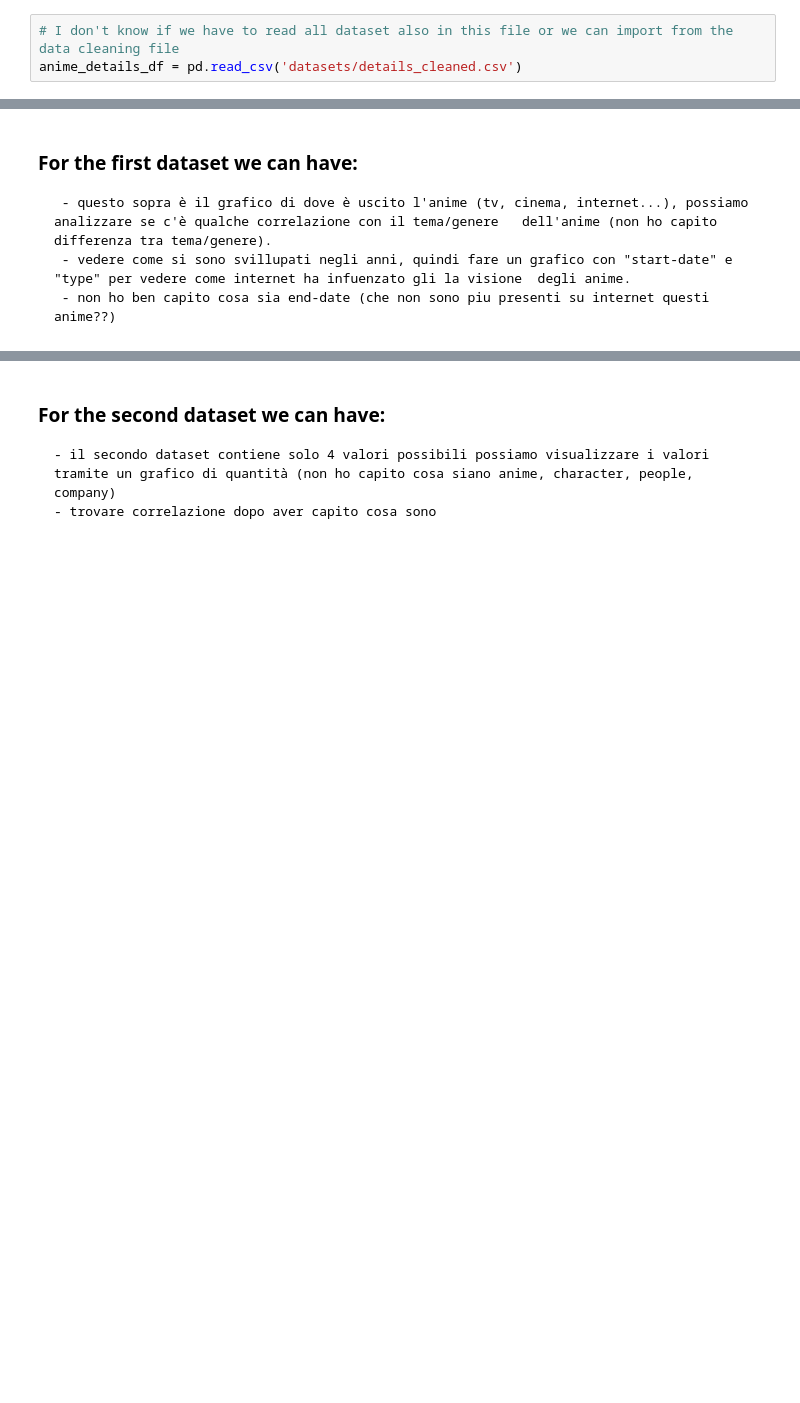
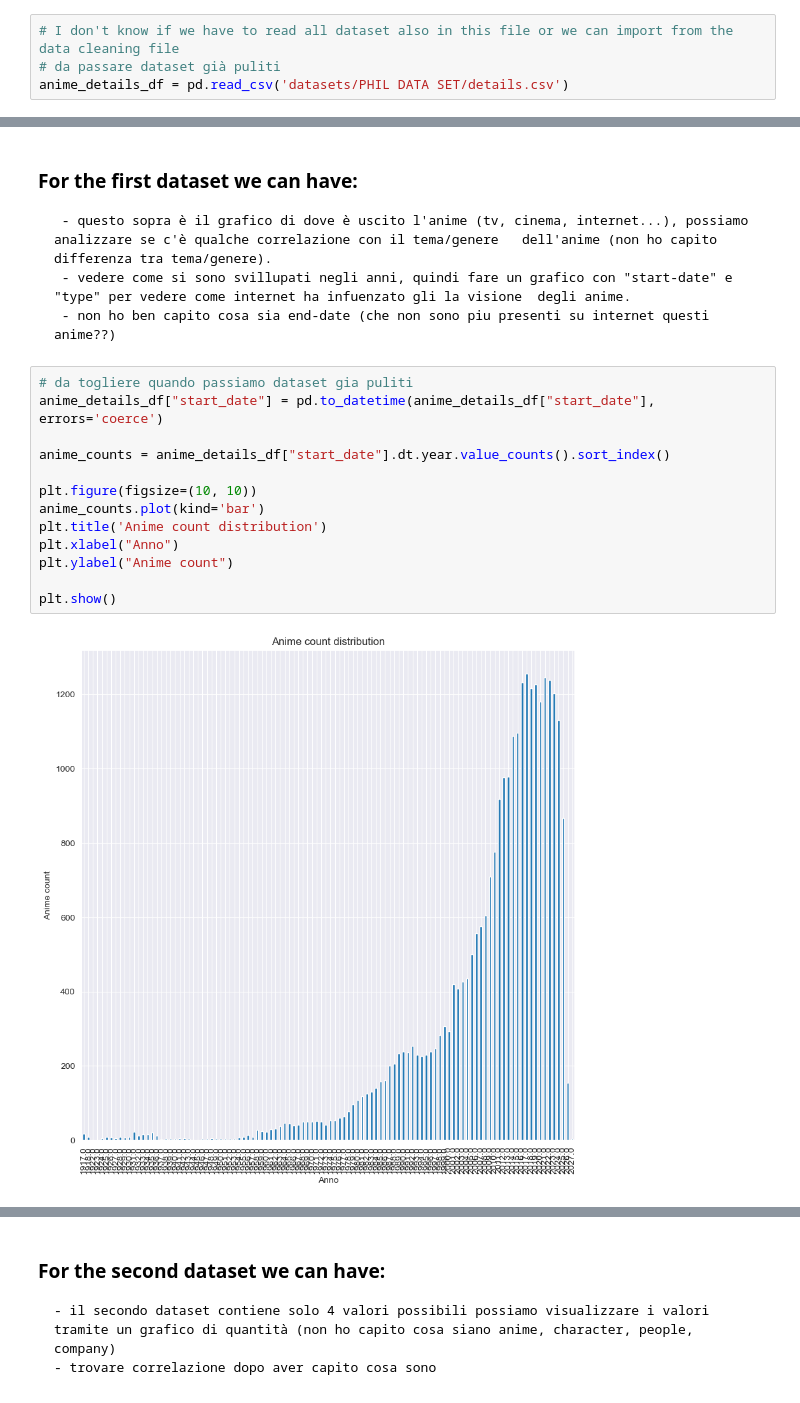
Before and after one commit to denis-budau/HCI-TWEB_2025-26, a Jupyter notebook: solution/data_visualitation.ipynb, the cells around one changed output, grey strips where cells are left out. Saved outputs shown, nothing was run; the diff lists cells and outputs as text; blank space fills up the shorter version.

Commit message:
continue data visualitation

```diff
--- a/solution/data_visualitation.ipynb
+++ b/solution/data_visualitation.ipynb
@@ -8,7 +8,8 @@ import matplotlib.pyplot as plt
 import numpy as np
 # %%
 # I don't know if we have to read all dataset also in this file or we can import from the data cleaning file
-anime_details_df = pd.read_csv('datasets/details_cleaned.csv')
+# da passare dataset già puliti
+anime_details_df = pd.read_csv('datasets/PHIL DATA SET/details.csv')
 # %%
 # In the first moment we see the type of anime to analyse how are distributed, to do this we use the easier graph that we know, pie chart
 details_type = anime_details_df.groupby("type").size()
@@ -24,3 +25,18 @@ Just an example of graph to see how they look, other example that we can develop
      - questo sopra è il grafico di dove è uscito l'anime (tv, cinema, internet...), possiamo analizzare se c'è qualche correlazione con il tema/genere   dell'anime (non ho capito differenza tra tema/genere).
      - vedere come si sono svillupati negli anni, quindi fare un grafico con "start-date" e "type" per vedere come internet ha infuenzato gli la visione  degli anime.
      - non ho ben capito cosa sia end-date (che non sono piu presenti su internet questi anime??)
+# %%
+# da togliere quando passiamo dataset gia puliti
+anime_details_df["start_date"] = pd.to_datetime(anime_details_df["start_date"], errors='coerce')
+
+anime_counts = anime_details_df["start_date"].dt.year.value_counts().sort_index()
+
+plt.figure(figsize=(10, 10))
+anime_counts.plot(kind='bar')
+plt.title('Anime count distribution')
+plt.xlabel("Anno")
+plt.ylabel("Anime count")
+
+plt.show()
+# %% [output]
+[figure, added]
```
Also changed, not shown: parts of 5 cells of this notebook, 3 other files.
